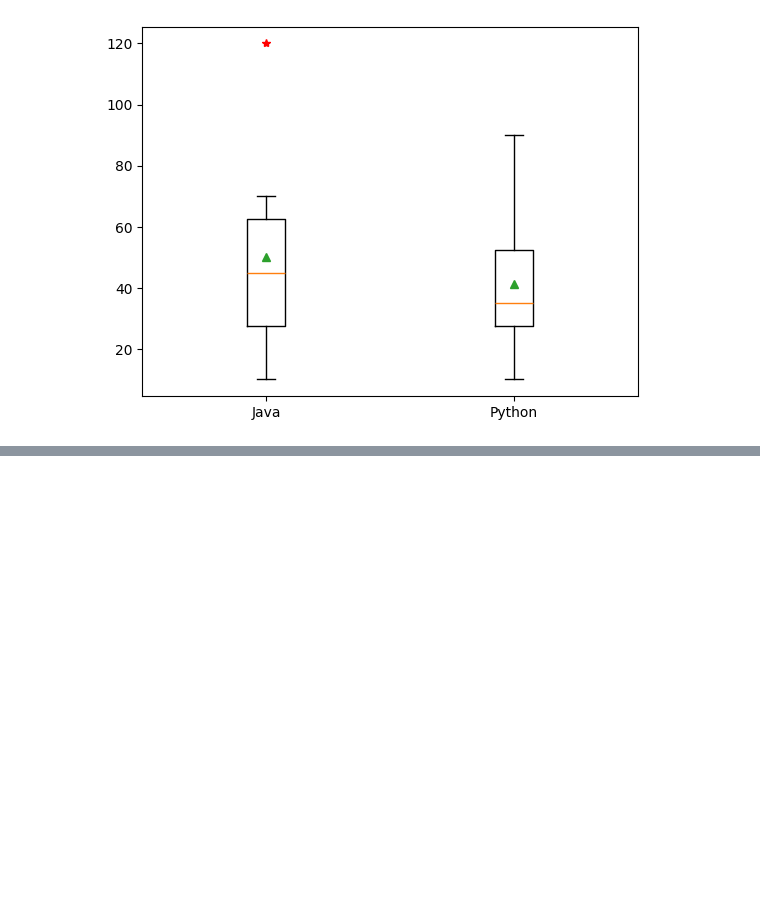
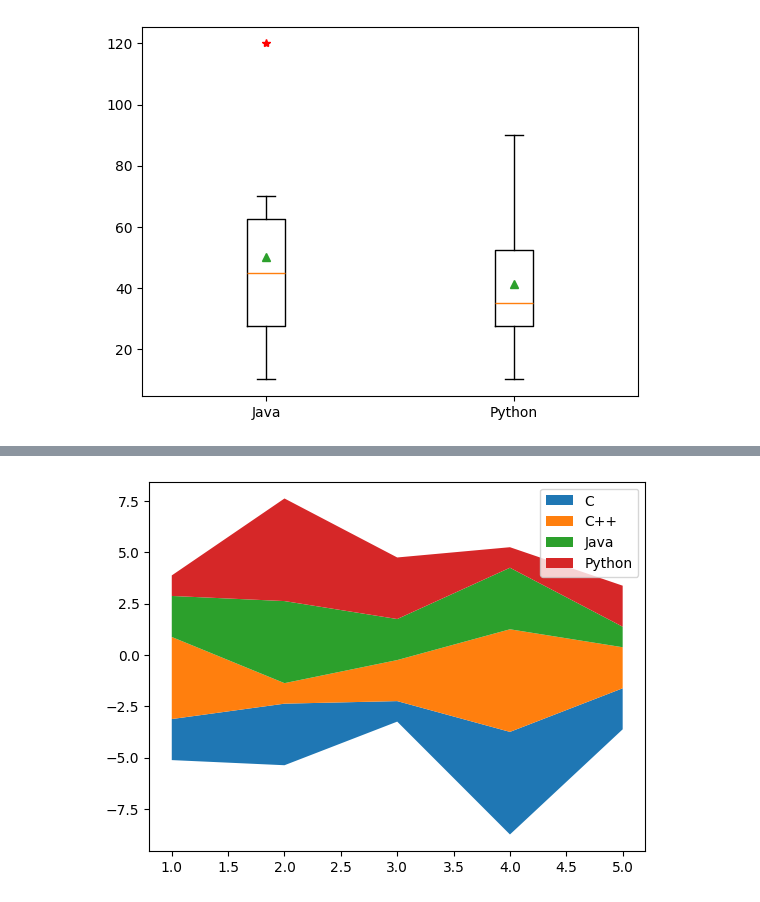
Before and after one commit to Tanay-Dwivedi/DADS-practice, a Jupyter notebook: Python/Matplotlib/matplotlib_practice2.ipynb, the cells around one changed output, grey strips where cells are left out. Saved outputs shown, nothing was run; the diff lists cells and outputs as text; code cells hidden in the pictures; blank space fills up the shorter version.

```diff
--- a/Python/Matplotlib/matplotlib_practice2.ipynb
+++ b/Python/Matplotlib/matplotlib_practice2.ipynb
@@ -178,0 +224,15 @@ plt.show()
+# %%
+# change baseline
+
+x = [1,2,3,4,5]
+a1 = [2,3,1,5,2]
+a2 = [4,1,2,5,2]
+a3 = [2,4,2,3,1]
+a4 = [1,5,3,1,2]
+
+ls = ["C", "C++", "Java", "Python"]
+plt.stackplot(x,a1,a2,a3,a4, labels = ls, baseline = "wiggle")
+plt.legend()
+plt.show()
+# %% [output]
+[figure, added]
```
Also changed, not shown: parts of 7 cells of this notebook.
